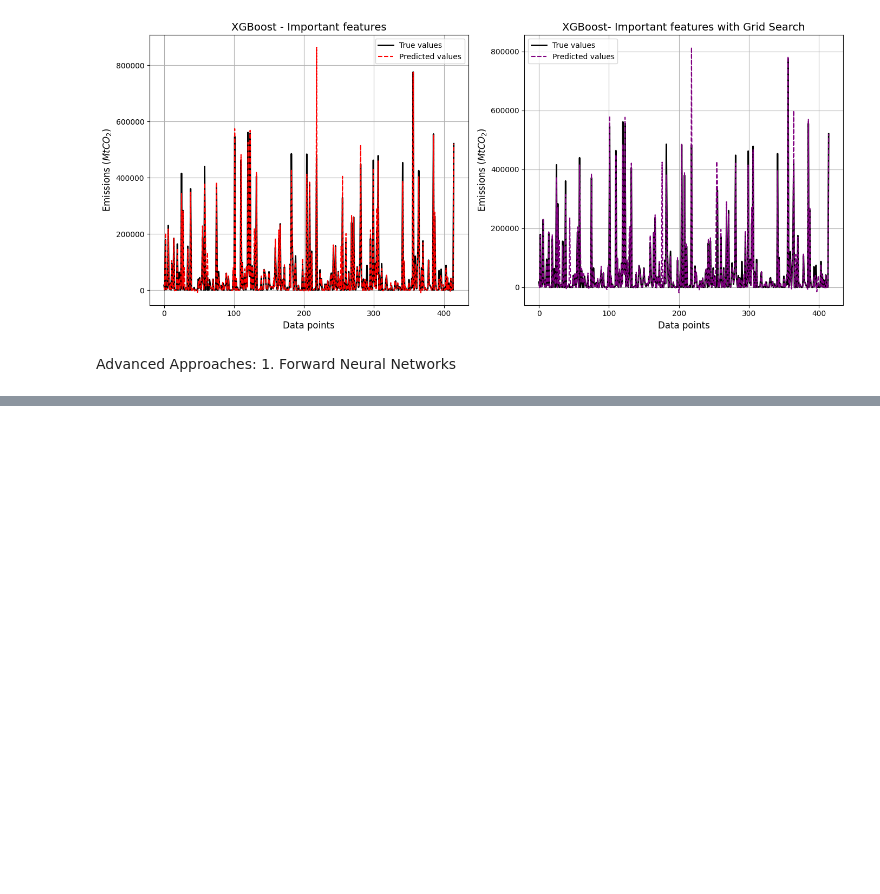
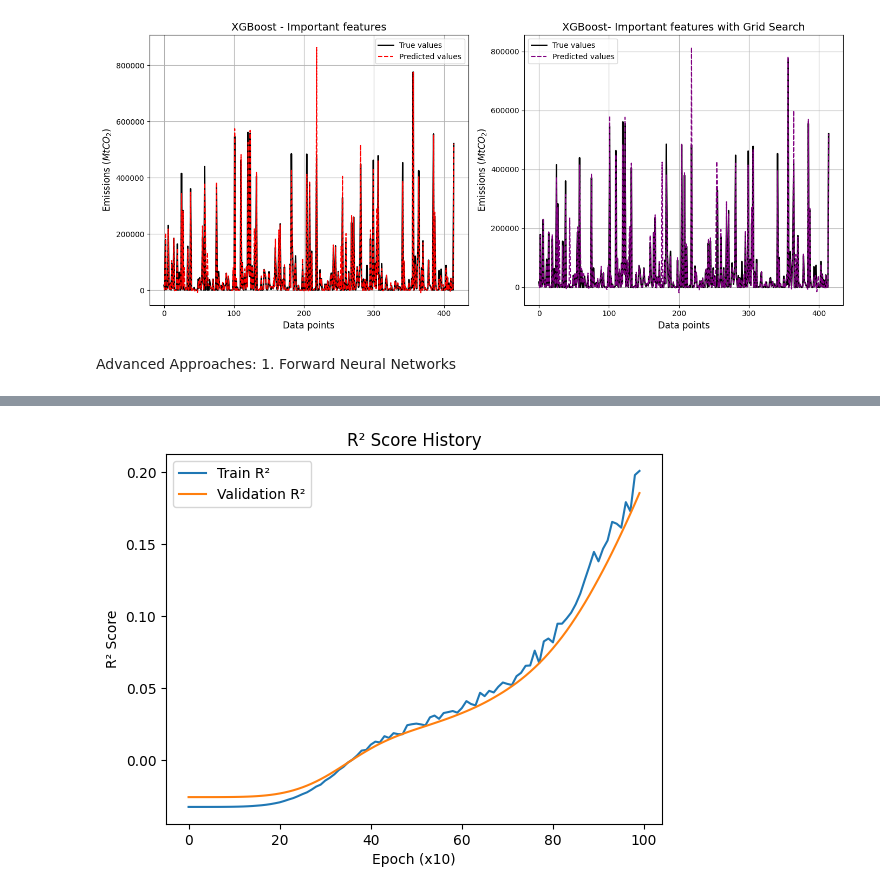
Before and after one commit to akinniyi-opeyemi/Stats-507-Project-Submission, a Jupyter notebook: Stats507_Project.ipynb, the cells around one changed output, grey strips where cells are left out. Cells and saved outputs as stored; diff of their text form; code cells hidden in the pictures; blank space fills up the shorter version.

```diff
--- a/Stats507_Project.ipynb
+++ b/Stats507_Project.ipynb
@@ -827,10 +936,10 @@ from sklearn.metrics import mean_squared_error, r2_score
 import time
 
 # Assuming X_train, X_test, y_train, y_test are defined earlier
-X_train_tensor = torch.tensor(X_train, dtype=torch.float32)
-X_test_tensor = torch.tensor(X_test, dtype=torch.float32)
+X_train_tensor = torch.tensor(X_train_filtered, dtype=torch.float32)
+X_test_tensor = torch.tensor(X_test_filtered, dtype=torch.float32)
 y_train_tensor = torch.tensor(y_train, dtype=torch.float32)
-y_test_tensor = torch.tensor(y_test, dtype=torch.float32)
+y_test_tensor = torch.tensor(y_test, dtype=torch.float32)  # Reshape to match output
 
 class FeedforwardNN(nn.Module):
     def __init__(self, input_dim):
@@ -859,28 +968,57 @@ optimizer = optim.Adam(model.parameters(), lr=0.001)
 criterion = nn.MSELoss()
 
 # Training loop
-epochs = 10000
+epochs = 1000
+start_time = time.perf_counter()
+
+train_r2_history = []
+val_r2_history = []
+
 for epoch in range(epochs):
     model.train()
+    # Forward pass
     y_pred = model(X_train_tensor)
     loss = criterion(y_pred, y_train_tensor)
     optimizer.zero_grad()
     loss.backward()
     optimizer.step()
 
+    # Calculate R² for training and validation sets every 10 epochs
     if (epoch + 1) % 10 == 0:
-        print(f"Epoch [{epoch + 1}/{epochs}], Loss: {loss.item():.4f}")
+        model.eval()  # Set model to evaluation mode
+        with torch.no_grad():
+            # Training R²
+            train_r2 = r2_score(y_train_tensor.numpy(), y_pred.numpy())
+            train_r2_history.append(train_r2)
 
-model.eval()  # Set the model to evaluation mode
+            # Validation predictions
+            y_val_pred = model(X_test_tensor)
+            val_r2 = r2_score(y_test_tensor.numpy(), y_val_pred.numpy())
+            val_r2_history.append(val_r2)
+
+        print(f"Epoch [{epoch + 1}/{epochs}], Loss: {loss.item():.4f}, Train R²: {train_r2:.4f}, Val R²: {val_r2:.4f}")
+
+model.eval()  # Final evaluation after training
 with torch.no_grad():
-    y_pred_fnn_model = model(X_test_tensor)
-    y_pred_fnn_model = y_pred_fnn_model.numpy()
+    y_pred_fnn_model = model(X_test_tensor).numpy()
+
 # Compute RMSE and R²
 fnn_model_mse = mean_squared_error(y_test, y_pred_fnn_model)
 fnn_model_rmse = np.sqrt(fnn_model_mse)
 fnn_model_r2 = r2_score(y_test, y_pred_fnn_model)
+print("\nFinal Model Metrics:")
 print("fnn_model MSE: ", fnn_model_mse)
 print("fnn_model RMSE: ", fnn_model_rmse)
 print("fnn_model R²: ", fnn_model_r2)
 print('Model time in seconds: ', time.perf_counter() - start_time)
+
+# Optional: Plot training and validation R² history
+import matplotlib.pyplot as plt
+plt.plot(train_r2_history, label="Train R²")
+plt.plot(val_r2_history, label="Validation R²")
+plt.xlabel("Epoch (x10)")
+plt.ylabel("R² Score")
+plt.legend()
+plt.title("R² Score History")
+plt.show()
 # %% [output]
@@ -903,0 +1042 @@ Model time in seconds:  2735.8974364600003
+[figure, added]
```
Also changed, not shown: parts of 15 cells of this notebook.
